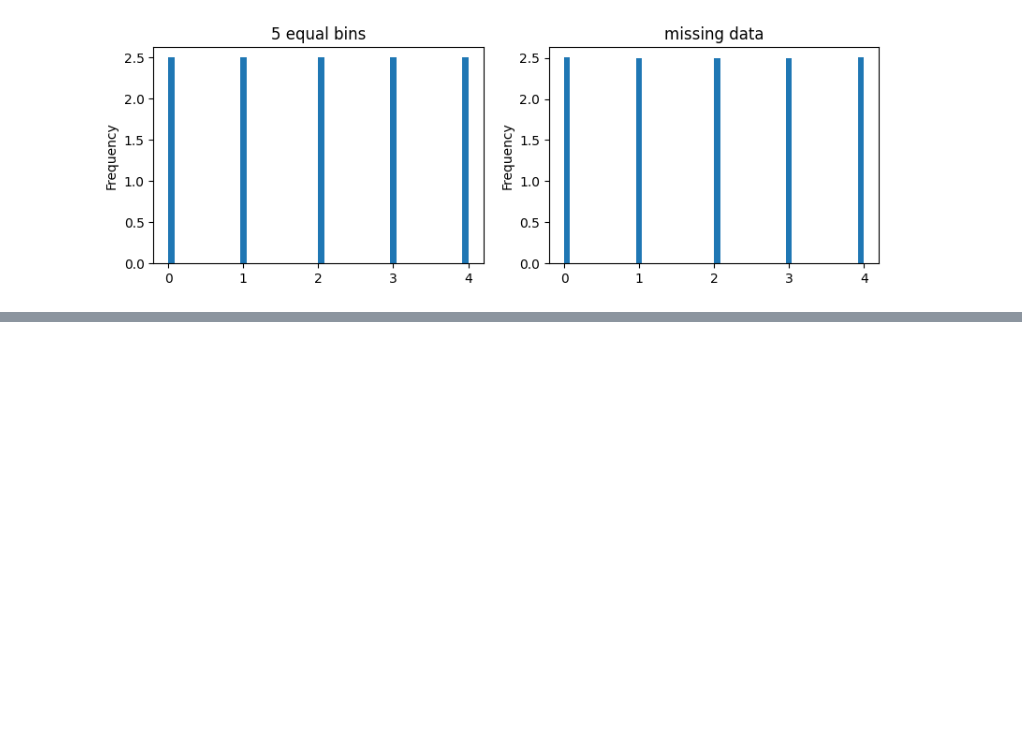
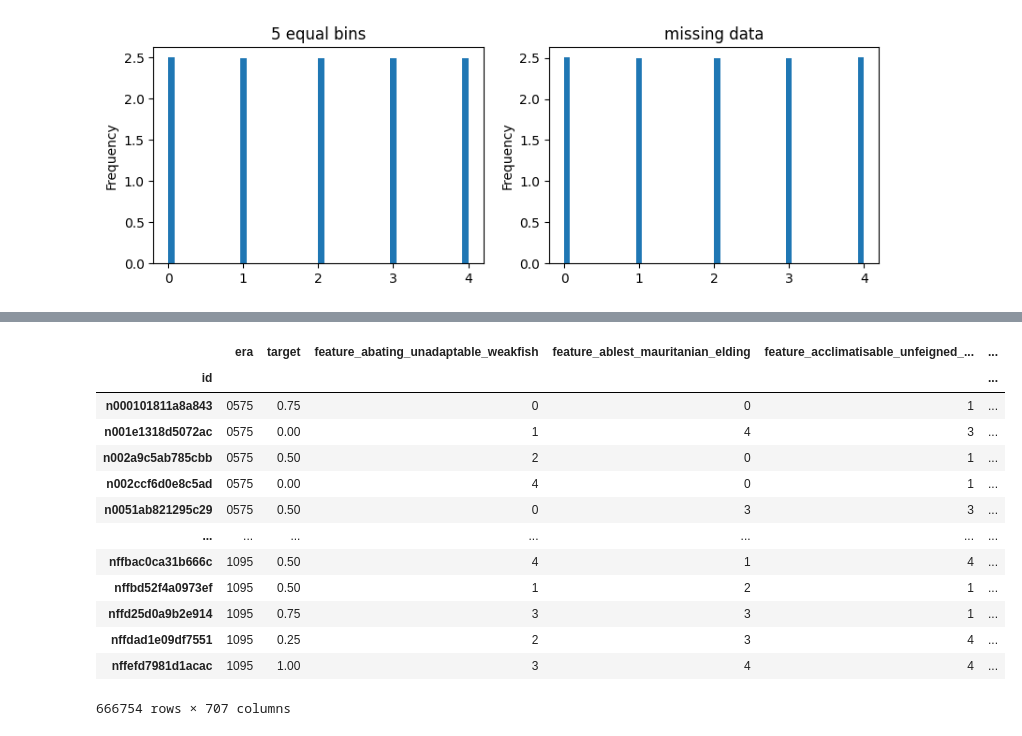
Before and after one commit to Pankaj-2003/Numerai_Models, a Jupyter notebook: numerai_first_notebook.ipynb, the cells around one changed output, grey strips where cells are left out. Saved outputs shown, nothing was run; the diff lists cells and outputs as text; code cells hidden in the pictures; blank space fills up the shorter version.

```diff
--- a/numerai_first_notebook.ipynb
+++ b/numerai_first_notebook.ipynb
@@ -118,0 +134,24 @@ model.fit(train[feature_metadata["feature_sets"]["medium"]],train["target"]);
+# %%
+# selecting validation dataset out
+
+validation = validation[validation["data_type"] == "validation"]
+
+# downsampling to every fourth era to speed up evaluation
+validation = validation[validation["era"].isin(validation["era"].unique()[::4])]
+# %%
+del validation["data_type"]
+# %% [output]
+|  | era | target | feature_abating_unadaptable_weakfish | feature_ablest_mauritanian_elding | feature_acclimatisable_unfeigned_... | ... |
+| id |  |  |  |  |  | ... |
+| n000101811a8a843 | 0575 | 0.75 | 0 | 0 | 1 | ... |
+| n001e1318d5072ac | 0575 | 0.00 | 1 | 4 | 3 | ... |
+| n002a9c5ab785cbb | 0575 | 0.50 | 2 | 0 | 1 | ... |
+| n002ccf6d0e8c5ad | 0575 | 0.00 | 4 | 0 | 1 | ... |
+| n0051ab821295c29 | 0575 | 0.50 | 0 | 3 | 3 | ... |
+| ... | ... | ... | ... | ... | ... | ... |
+| nffbac0ca31b666c | 1095 | 0.50 | 4 | 1 | 4 | ... |
+| nffbd52f4a0973ef | 1095 | 0.50 | 1 | 2 | 1 | ... |
+| nffd25d0a9b2e914 | 1095 | 0.75 | 3 | 3 | 1 | ... |
+| nffdad1e09df7551 | 1095 | 0.25 | 2 | 3 | 4 | ... |
+| nffefd7981d1acac | 1095 | 1.00 | 3 | 4 | 4 | ... |
+666754 rows × 707 columns
```
Also changed, not shown: parts of 13 cells of this notebook.
